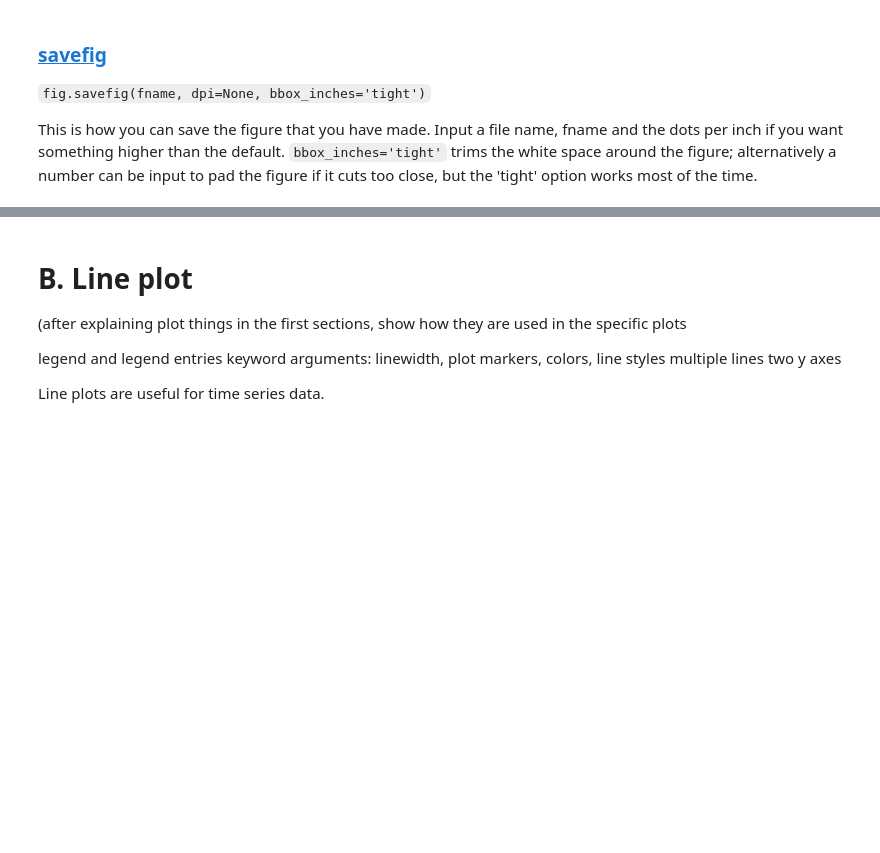
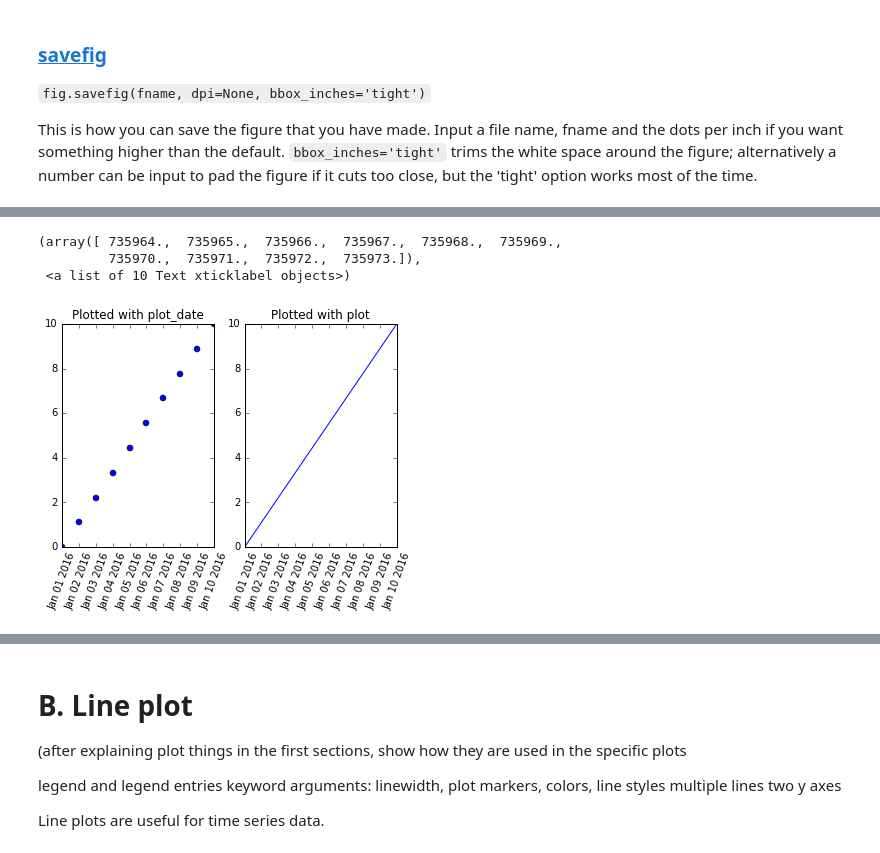
Before and after one commit to hetland/python4geosciences_OLD, a Jupyter notebook: materials/04 matplotlib.ipynb, the cells around one changed output, grey strips where cells are left out. Drawn from its saved outputs; the diff is of its cells as text; code cells hidden in the pictures; blank space fills up the shorter version.

```diff
--- a/materials/04 matplotlib.ipynb
+++ b/materials/04 matplotlib.ipynb
@@ -177,0 +175,21 @@ removing shift for x and y axes
+# %%
+from datetime import datetime, timedelta
+dates = []
+[dates.append(datetime(2016, 1, 1, 0, 0) + i*timedelta(days=1)) for i in range(10)]
+y = np.linspace(0, 10, 10)
+
+fig = plt.figure()
+ax1 = fig.add_subplot(1, 2, 1)
+ax1.plot_date(dates, y)
+ax1.set_title('Plotted with plot_date')
+plt.setp( ax1.xaxis.get_majorticklabels(), rotation=70 )
+
+ax2 = fig.add_subplot(1, 2, 2)
+ax2.plot(dates, y)
+ax2.set_title('Plotted with plot')
+plt.xticks(rotation=70)
+# %% [output]
+(array([ 735964.,  735965.,  735966.,  735967.,  735968.,  735969.,
+         735970.,  735971.,  735972.,  735973.]),
+ <a list of 10 Text xticklabel objects>)
+[figure, added]
```
Also changed, not shown: parts of 13 cells of this notebook.
